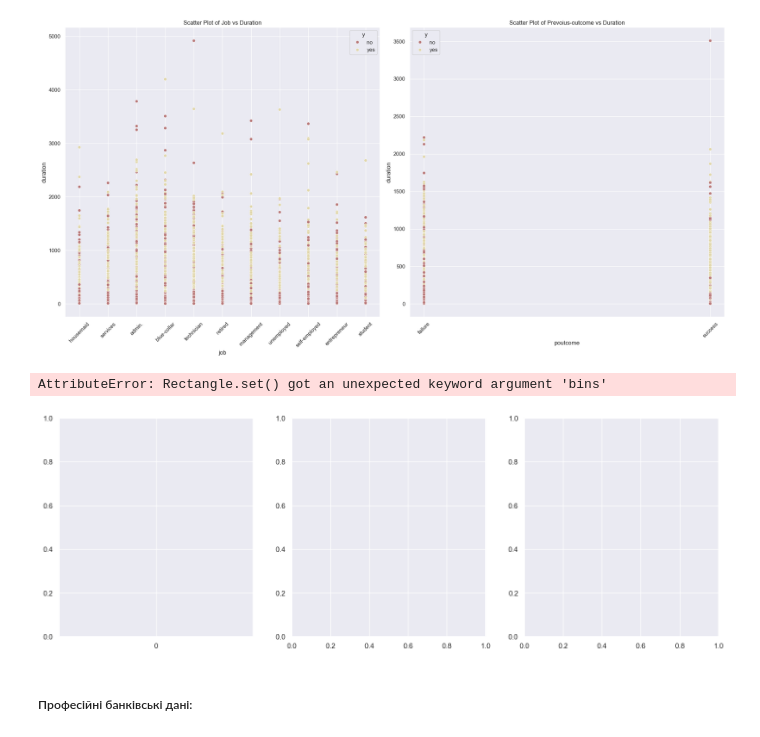
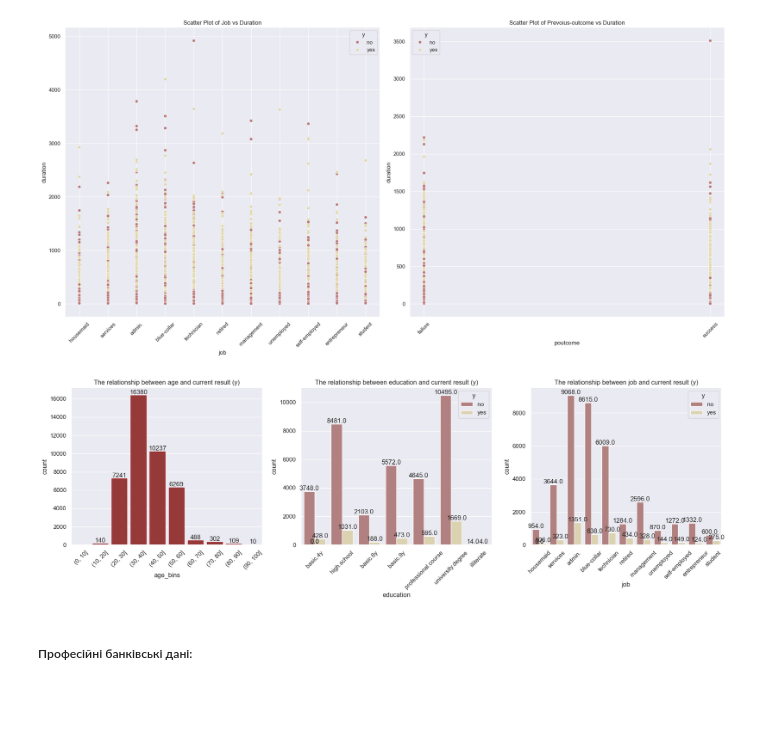
Before and after one commit to MariaShepelieva/ML_Fall2024, a Jupyter notebook: LW1/lw1.ipynb, the cells around one changed output. Saved outputs shown, nothing was run; the diff lists cells and outputs as text; code cells hidden in the pictures; blank space fills up the shorter version.

Commit message:
fix plot

```diff
--- a/LW1/lw1.ipynb
+++ b/LW1/lw1.ipynb
@@ -8,7 +8,7 @@ import pandas as pd
 import matplotlib.pyplot as plt
 import seaborn as sns
 from scipy.stats import pearsonr
-sns.set(rc={'figure.figsize':(10, 8)});
+# sns.set(rc={'figure.figsize':(10, 8)});
 # %%
 df = pd.read_csv('D:/Machine Learning Course/ML_Fall2024/LW1/bank--additional-full.csv', sep = ';')
 # %% [markdown]
@@ -551,27 +551,28 @@ plt.show()
 # %% [output]
 [figure]
 # %%
-#age-ed-job => current result (y)
+# #age-ed-job => current result (y)
 fig, axes = plt.subplots(1, 3, figsize=(18, 6))
 
 
-bins = np.arange(0, 101, 10)
-ax = sns.countplot(df['age'], bins=bins, kde=False, edgecolor='black', color = 'brown', ax = axes[0])
+df['age_bins'] = pd.cut(df['age'], bins=np.arange(0, 101, 10))
+ax = sns.countplot(x='age_bins', data=df, edgecolor='brown', color='brown', ax=axes[0])
 
 for i in ax.containers:
     ax.bar_label(i, )
 
 axes[0].set_title('The relationship between age and current result (y)')
 axes[0].tick_params(axis='x', rotation=45)
 
 create_countplot('education', 'y', "The relationship between education and current result (y)", axes[1])
+axes[1].tick_params(axis='x', rotation=45)
 create_countplot('job', 'y', "The relationship between job and current result (y)", axes[2])
+axes[2].tick_params(axis='x', rotation=45)
 
 plt.tight_layout()
 plt.show()
 # %% [output]
-AttributeError: Rectangle.set() got an unexpected keyword argument 'bins'
-[figure, old version]
+[figure, new version]
 # %% [markdown]
 ##### Професійні банківські дані:
 # %%
```
